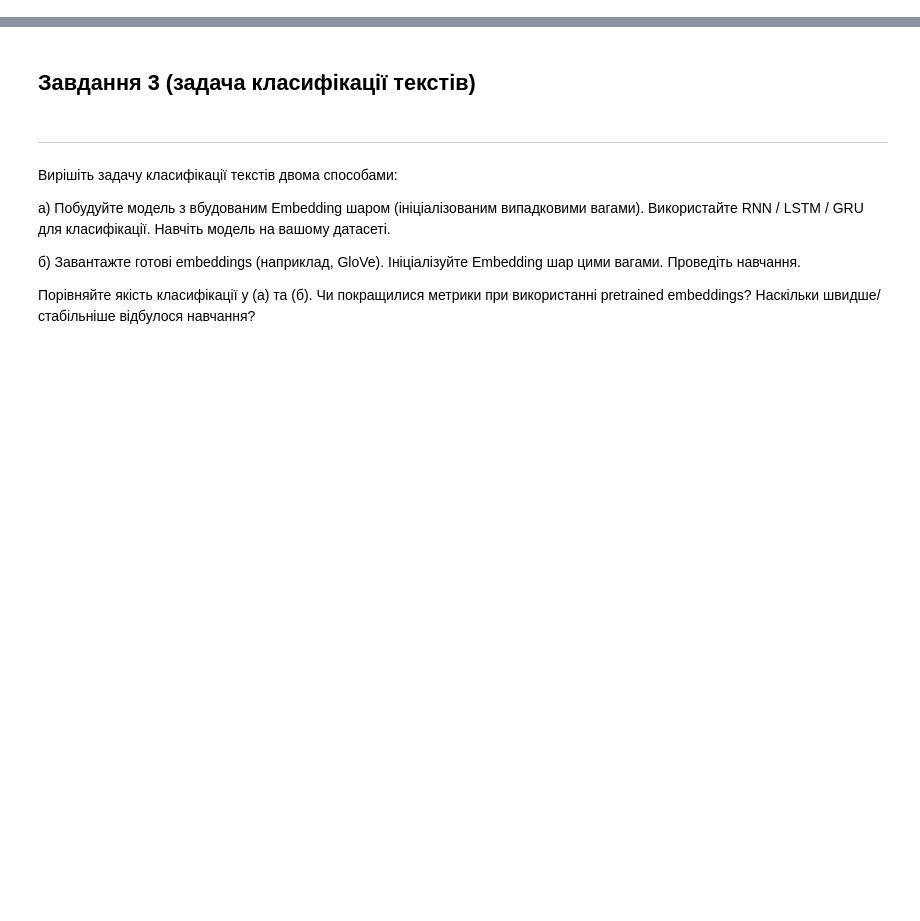
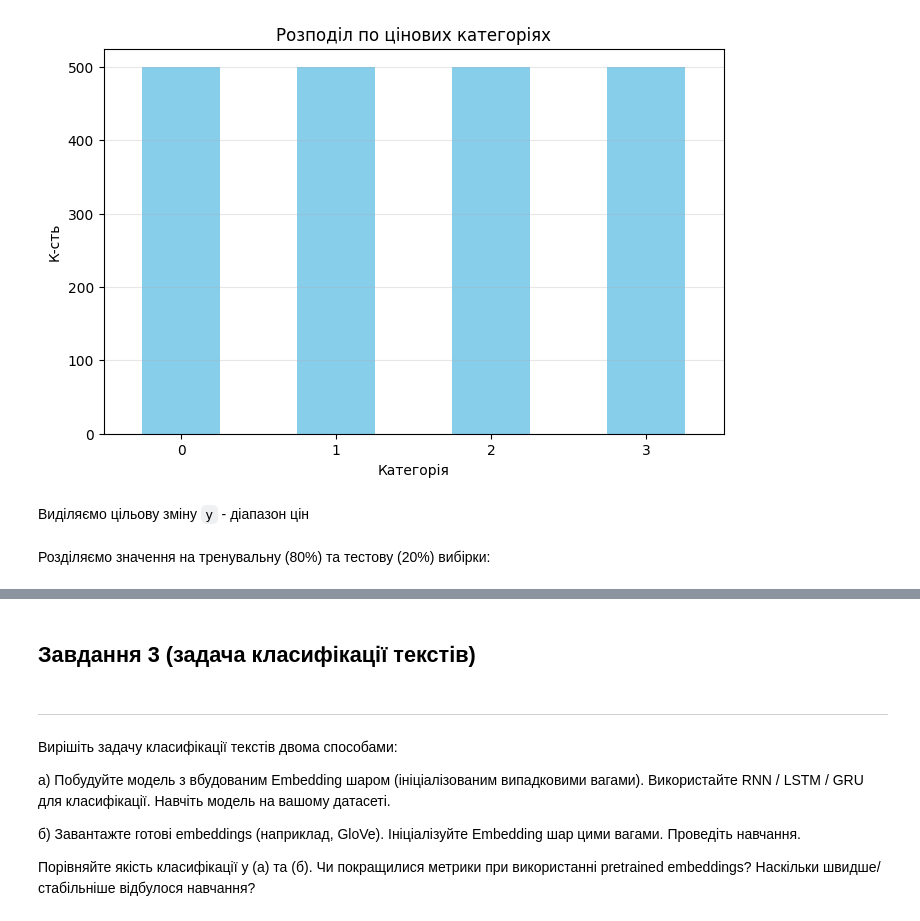
Before and after one commit to MansteinOrGuderian/IntelligentDataAnalysis, a Jupyter notebook: lab3.ipynb, the cells around one changed output, grey strips where cells are left out. Drawn from its saved outputs; the diff is of its cells as text; code cells hidden in the pictures; blank space fills up the shorter version.

```diff
--- a/lab3.ipynb
+++ b/lab3.ipynb
@@ -0,0 +24,5 @@
+# %%
+data_frame = pd.read_csv("var_data/phones_dataset.csv")
+
+print(data_frame.shape)
+data_frame.head(7)
@@ -0,0 +62,13 @@
+# %%
+plt.figure(figsize=(8, 5))
+data_frame['price_range'].value_counts().sort_index().plot(kind='bar', color='skyblue')
+plt.title('Розподіл по цінових категоріях')
+plt.xlabel('Категорія')
+plt.ylabel('К-сть')
+plt.xticks(rotation=0)
+plt.grid(axis='y', alpha=0.3)
+plt.show()
+# %% [output]
+[figure, added]
+# %% [markdown]
+Виділяємо цільову зміну `y` - діапазон цін
@@ -0,0 +78,2 @@
+# %% [markdown]
+Розділяємо значення на тренувальну (80%) та тестову (20%) вибірки:
```
Also changed, not shown: parts of 50 cells of this notebook.
